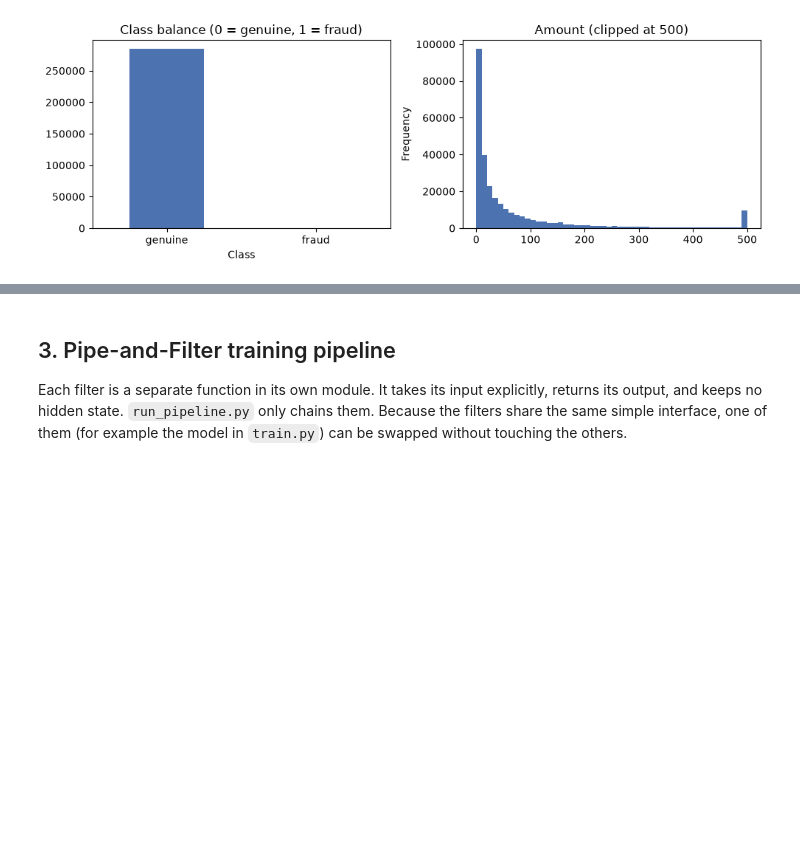
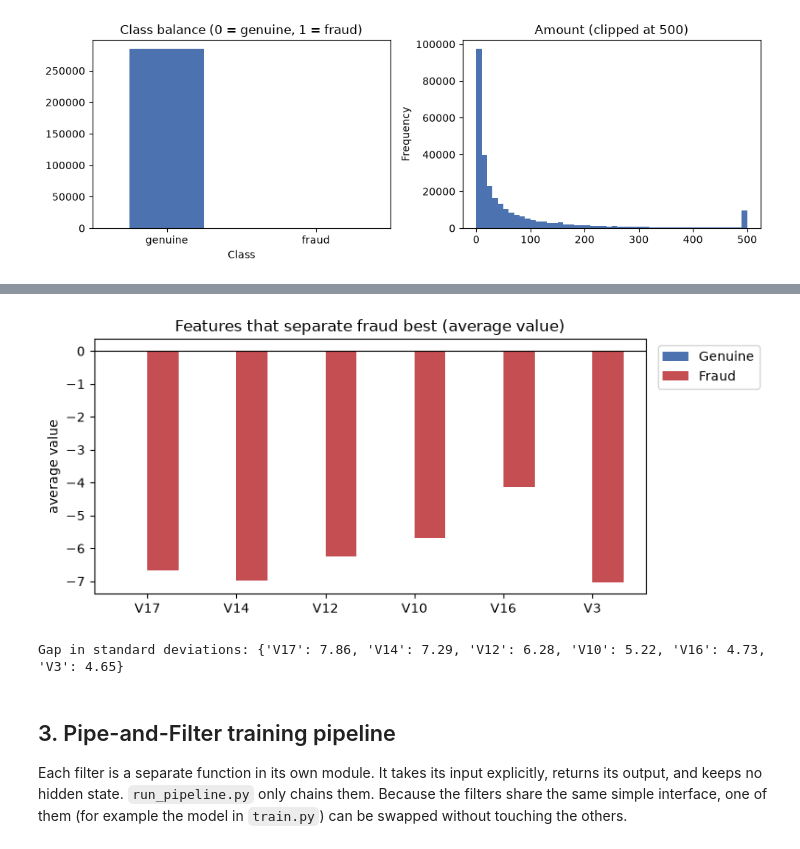
Before and after one commit to sanjaykumarpushadapu/SE-ML-Assessments, a Jupyter notebook: Assigenment-1/13.ipynb, the cells around one changed output, grey strips where cells are left out. Drawn from its saved outputs; the diff is of its cells as text; code cells hidden in the pictures; blank space fills up the shorter version.

```diff
--- a/Assigenment-1/13.ipynb
+++ b/Assigenment-1/13.ipynb
@@ -148,3 +195,21 @@ plt.tight_layout(); plt.show()
+# %%
+# Cell: the V features whose average differs most between genuine and fraud (difference in standard deviations).
+import config
+means = df_raw.groupby("Class")[config.V_COLS].mean()
+gap = ((means.loc[1] - means.loc[0]).abs() / df_raw[config.V_COLS].std()).sort_values(ascending=False)
+top = list(gap.index[:6])
+ax = means[top].T.rename(columns={0: "Genuine", 1: "Fraud"}).plot.bar(figsize=(8, 3.5), width=0.7,
+                                                                      color=["#4C72B0", "#C44E52"])
+ax.axhline(0, color="black", linewidth=0.8)
+ax.set_title("Features that separate fraud best (average value)")
+ax.set_ylabel("average value")
+ax.tick_params(axis="x", rotation=0)
+ax.legend(loc="upper left", bbox_to_anchor=(1.01, 1))  # outside the plot so it hides no bar
+plt.tight_layout(); plt.show()
+print("Gap in standard deviations:", gap.head(6).round(2).to_dict())
+# %% [output]
+[figure, added]
+Gap in standard deviations: {'V17': 7.86, 'V14': 7.29, 'V12': 6.28, 'V10': 5.22, 'V16': 4.73, 'V3': 4.65}
 # %% [markdown]
 ## 3. Pipe-and-Filter training pipeline
 
```
Also changed, not shown: parts of 29 cells of this notebook, 28 other files.
